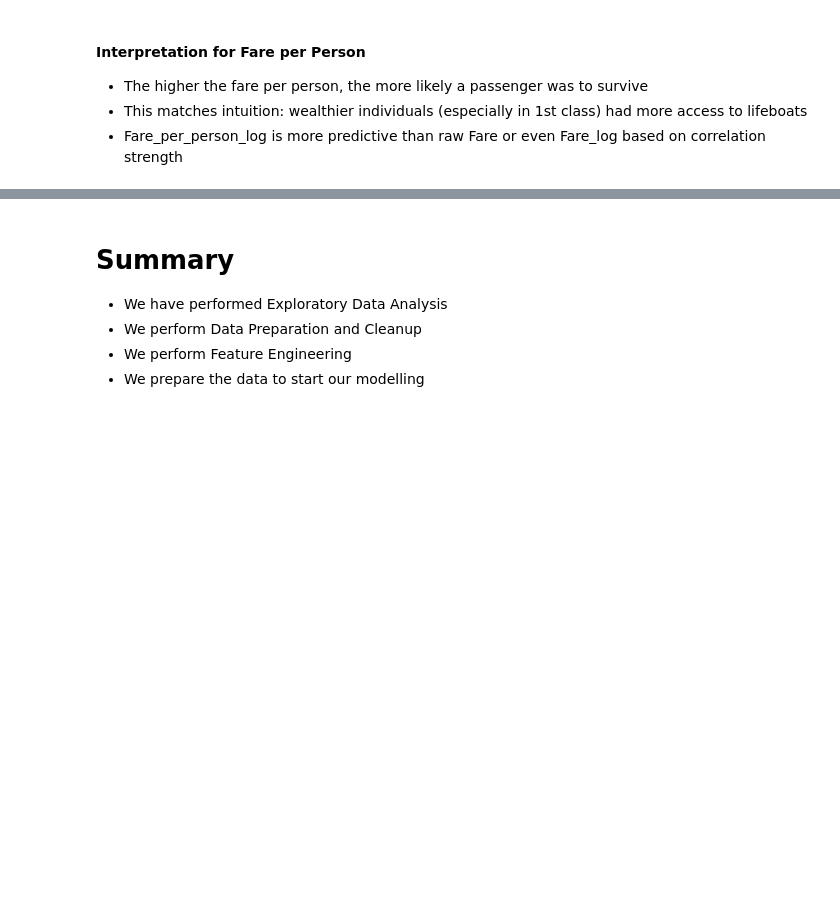
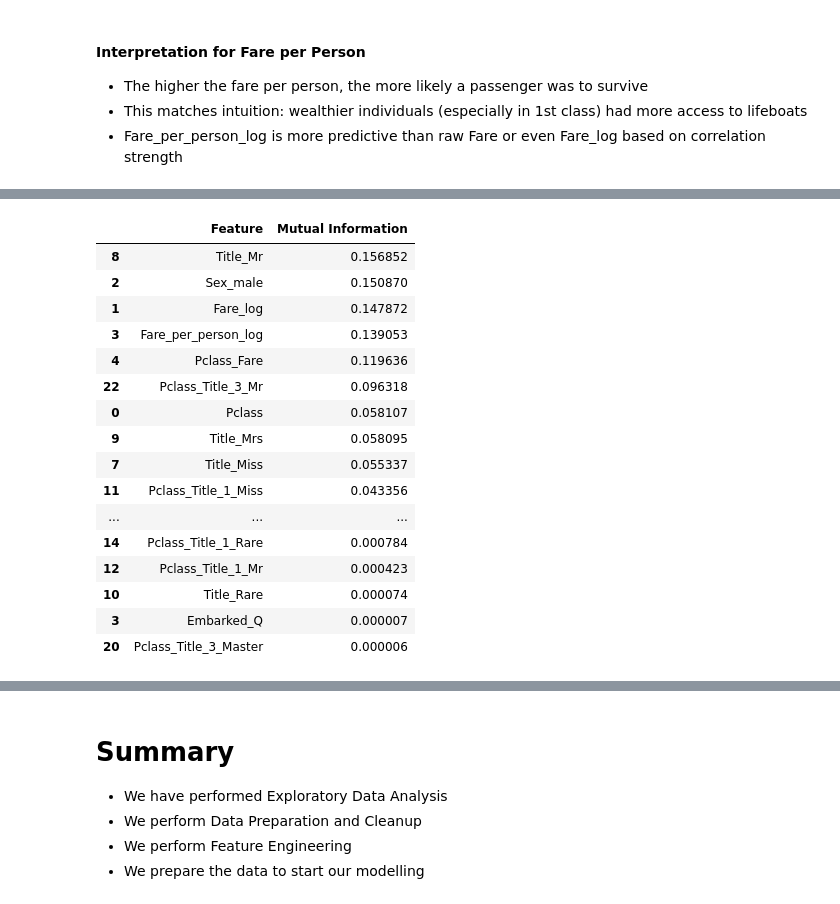
Before and after one commit to evan-gloria/titanic-survival-prediction, a Jupyter notebook: notebooks/Titanic_EDA.ipynb, the cells around one changed output, grey strips where cells are left out. Saved outputs shown, nothing was run; the diff lists cells and outputs as text; code cells hidden in the pictures; blank space fills up the shorter version.

```diff
--- a/notebooks/Titanic_EDA.ipynb
+++ b/notebooks/Titanic_EDA.ipynb
@@ -1092,0 +1076,3 @@ Correlation: 0.299, p-value: 0.00000
+# %%
+train['Pclass_Title'] = train['Pclass'].astype(str) + "_" + train['Title']
+train['Pclass_Title'] = train['Pclass_Title'].str.replace(' ', '_')
@@ -1098,0 +1154,57 @@ Correlation: 0.299, p-value: 0.00000
+# %%
+from sklearn.feature_selection import mutual_info_classif
+import pandas as pd
+
+# Define your categorical features first
+categorical_features = train[['Pclass', 'Sex', 'Embarked', 'FamilySizeGroup', 'Title', 'SoloTraveller', 'Pclass_Title']].columns.to_list()
+
+
+# Encode the categorical features
+X_cat = pd.get_dummies(train[categorical_features], drop_first=True)
+
+# Encode Numeric features
+X_num = train[['Age','Fare_log','FamilySize','Fare_per_person_log','Pclass_Fare']]
+
+# Define your target
+y = train['Survived']
+
+# Compute Mutual Information with categorical features
+mi_catg_scores = mutual_info_classif(X_cat, y, discrete_features=True)
+
+# Compute Mutual Information with numeric features
+mi_num_scores = mutual_info_classif(X_num, y, discrete_features=False)
+
+# Organize results into a DataFrame with categorical features
+mi_catg_df = pd.DataFrame({
+    'Feature': X_cat.columns,
+    'Mutual Information': mi_catg_scores
+}).sort_values(by='Mutual Information', ascending=False)
+
+# Organize results into a DataFrame with numeric features
+mi_num_df = pd.DataFrame({
+    'Feature': X_num.columns,
+    'Mutual Information': mi_num_scores
+}).sort_values(by='Mutual Information', ascending=False)
+
+
+
+# Display results
+pd.concat([mi_catg_df,mi_num_df]).sort_values(by='Mutual Information', ascending=False)
+# %% [output]
+|  | Feature | Mutual Information |
+| 8 | Title_Mr | 0.156852 |
+| 2 | Sex_male | 0.150870 |
+| 1 | Fare_log | 0.147872 |
+| 3 | Fare_per_person_log | 0.139053 |
+| 4 | Pclass_Fare | 0.119636 |
+| 22 | Pclass_Title_3_Mr | 0.096318 |
+| 0 | Pclass | 0.058107 |
+| 9 | Title_Mrs | 0.058095 |
+| 7 | Title_Miss | 0.055337 |
+| 11 | Pclass_Title_1_Miss | 0.043356 |
+| ... | ... | ... |
+| 14 | Pclass_Title_1_Rare | 0.000784 |
+| 12 | Pclass_Title_1_Mr | 0.000423 |
+| 10 | Title_Rare | 0.000074 |
+| 3 | Embarked_Q | 0.000007 |
+| 20 | Pclass_Title_3_Master | 0.000006 |
```
Also changed, not shown: parts of 16 cells of this notebook, 9 other files.
